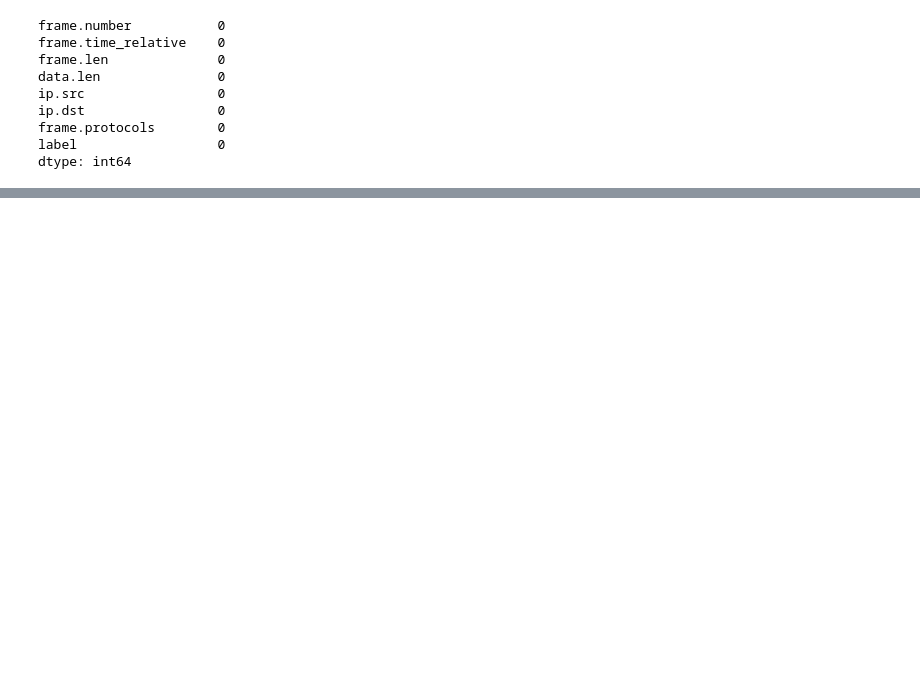
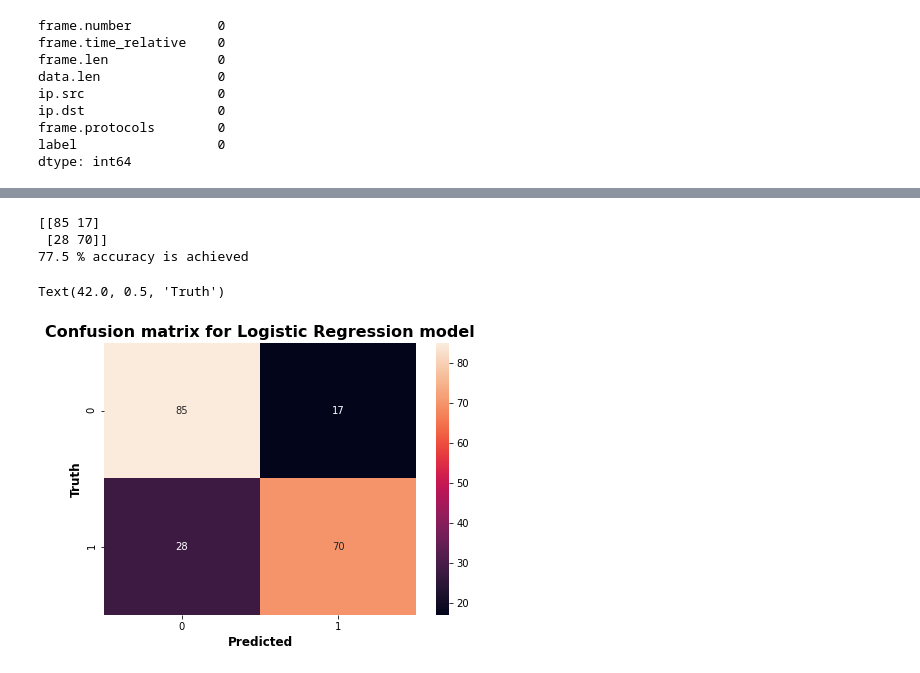
Before and after one commit to weasel-codes/anomaly-detection-iot, a Jupyter notebook: anomaly_detection_preprocess2.ipynb, the cells around one changed output, grey strips where cells are left out. Cells and saved outputs as stored; diff of their text form; code cells hidden in the pictures; blank space fills up the shorter version.

Commit message:
Basic models created

```diff
--- a/anomaly_detection_preprocess2.ipynb
+++ b/anomaly_detection_preprocess2.ipynb
@@ -210,0 +221,5 @@ import matplotlib.pyplot as plt
+# %%
+#Creating and training the Logistic Regression model
+from sklearn.linear_model import LogisticRegression   #importing LogisticRegression model from linear_model class of sklearn library
+LR_classifier = LogisticRegression(random_state = 0, max_iter=1000, verbose=1)
+LR_classifier.fit(X_train,Y_train)
@@ -210,0 +234,19 @@ import matplotlib.pyplot as plt
+# %%
+Y_pred_LR = LR_classifier.predict(X_test)
+# %%
+cm_LR = confusion_matrix(Y_test, Y_pred_LR)
+print(cm_LR)
+print(accuracy_score(Y_test, Y_pred_LR)*100, "% accuracy is achieved")
+# %% [output]
+[[85 17]
+ [28 70]]
+77.5 % accuracy is achieved
+# %%
+plt.figure(figsize = (7,5))
+sn.heatmap(cm_LR, annot = True, fmt = 'd')
+plt.title('Confusion matrix for Logistic Regression model', fontweight = 'bold', fontsize = 16)
+plt.xlabel('Predicted', fontweight = 'bold', fontsize = 12)
+plt.ylabel('Truth', fontweight = 'bold', fontsize = 12)
+# %% [output]
+Text(42.0, 0.5, 'Truth')
+[figure, added]
```
Also changed, not shown: parts of 55 cells of this notebook.
